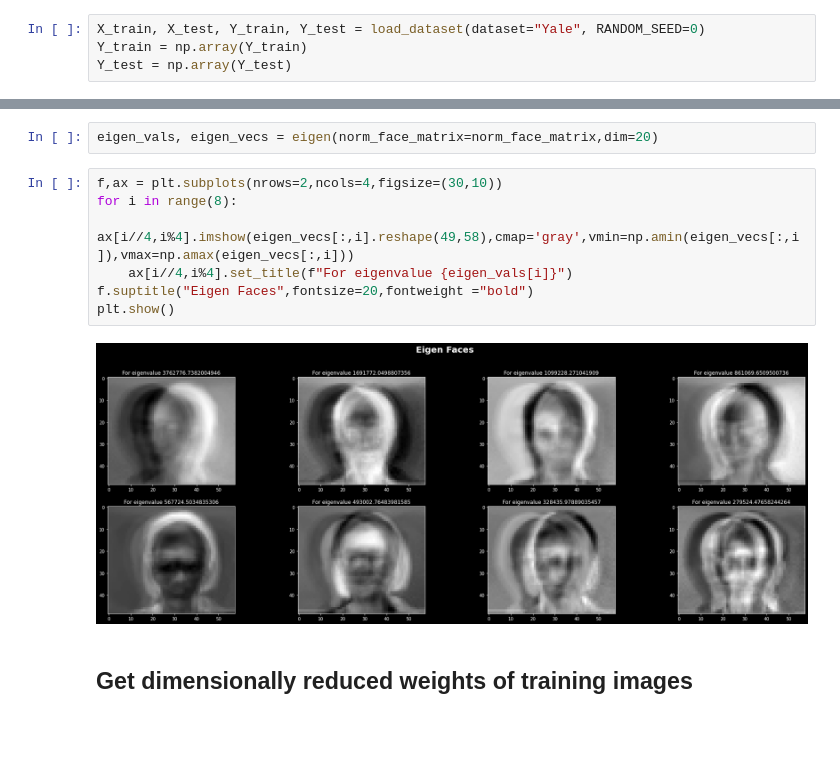
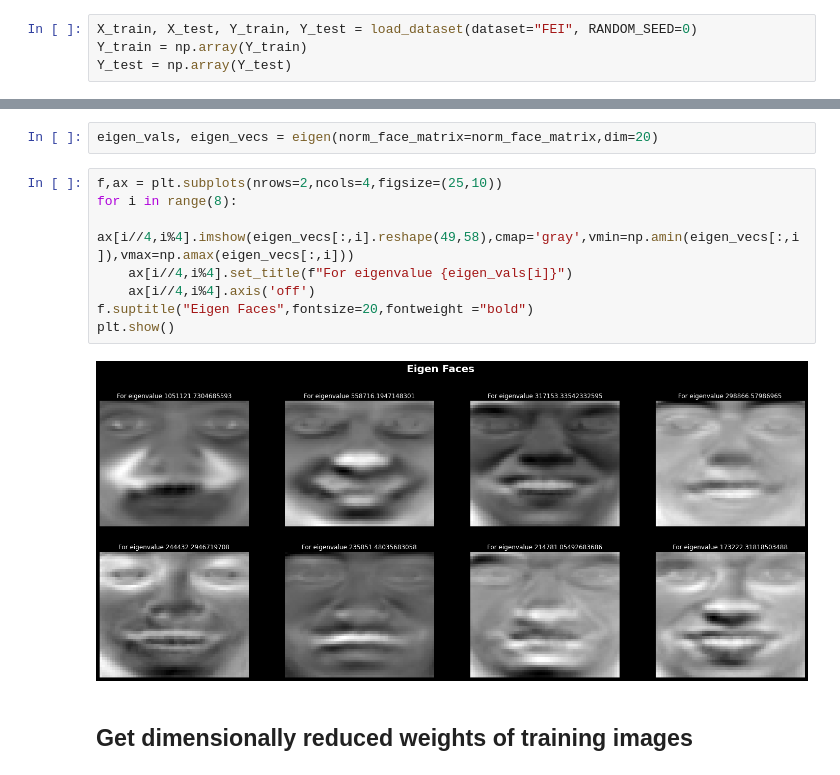
Before and after one commit to Rutvij-1/Eigen-Faces-SMAI-M21-project, a Jupyter notebook: EigenFaces.ipynb, the cells around one changed output, grey strips where cells are left out. Saved outputs shown, nothing was run; the diff lists cells and outputs as text; blank space fills up the shorter version.

```diff
--- a/EigenFaces.ipynb
+++ b/EigenFaces.ipynb
@@ -70,7 +70,7 @@ def get_face_matrices(im_list):
     norm_face_matrix = face_matrix-mean_face_array
     return face_matrix, mean_face_array, norm_face_matrix
 # %%
-X_train, X_test, Y_train, Y_test = load_dataset(dataset="Yale", RANDOM_SEED=0)
+X_train, X_test, Y_train, Y_test = load_dataset(dataset="FEI", RANDOM_SEED=0)
 Y_train = np.array(Y_train)
 Y_test = np.array(Y_test)
 # %%
@@ -98,14 +98,15 @@ def eigen(norm_face_matrix,dim=7):
 # %%
 eigen_vals, eigen_vecs = eigen(norm_face_matrix=norm_face_matrix,dim=20)
 # %%
-f,ax = plt.subplots(nrows=2,ncols=4,figsize=(30,10))
+f,ax = plt.subplots(nrows=2,ncols=4,figsize=(25,10))
 for i in range(8):
     ax[i//4,i%4].imshow(eigen_vecs[:,i].reshape(49,58),cmap='gray',vmin=np.amin(eigen_vecs[:,i]),vmax=np.amax(eigen_vecs[:,i]))
     ax[i//4,i%4].set_title(f"For eigenvalue {eigen_vals[i]}")
+    ax[i//4,i%4].axis('off')
 f.suptitle("Eigen Faces",fontsize=20,fontweight ="bold")
 plt.show()
 # %% [output]
-[figure, old version]
+[figure, new version]
 # %% [markdown]
 ## Get dimensionally reduced weights of training images
 # %%
```
Also changed, not shown: parts of 2 cells of this notebook.
